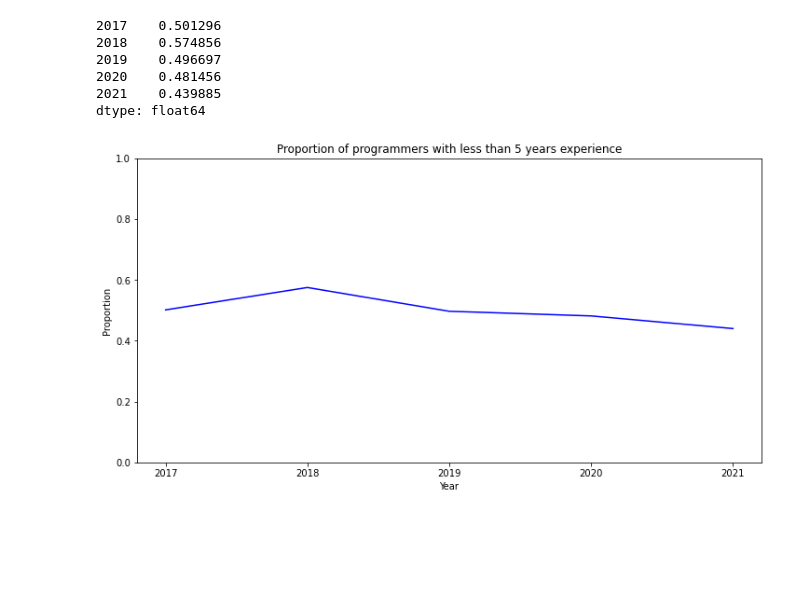
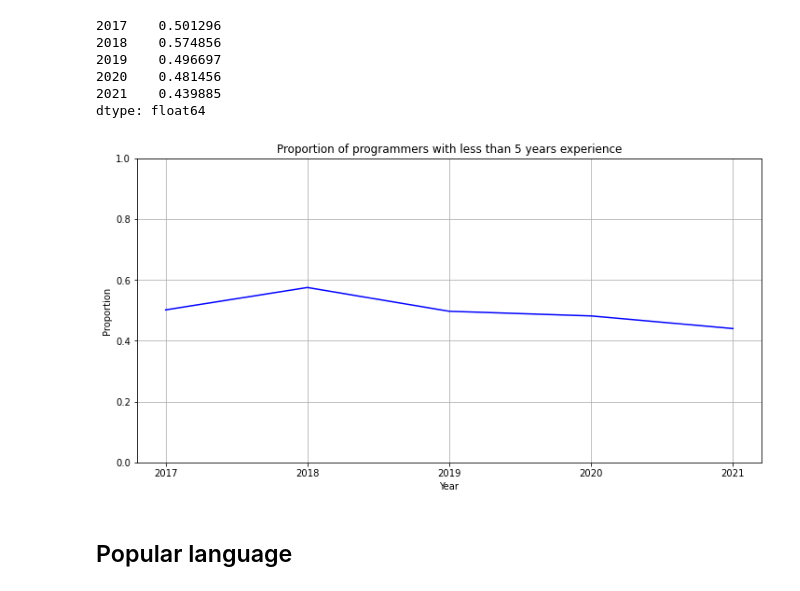
Before and after one commit to ydebessu/DataScienceBlog, a Jupyter notebook: project.ipynb, the cells around one changed output. Saved outputs shown, nothing was run; the diff lists cells and outputs as text; code cells hidden in the pictures; blank space fills up the shorter version.

Commit message:
Plots and unzip instruction added

```diff
--- a/project.ipynb
+++ b/project.ipynb
@@ -142,10 +137,17 @@ dtype: float64
 # %%
 import matplotlib.pyplot  as plt
 fig, ax = plt.subplots(figsize=(12, 6))
 ax.set(title='Proportion of programmers with less than 5 years experience',
       xlabel='Year', ylabel='Proportion')
 ax.plot(trend, color='blue', label='Portion')
 plt.ylim([0,1])
+plt.grid()
 plt.show()
+fig.savefig('newDev.png',
+            dpi=300,
+            format='png',
+            bbox_inches='tight')
 # %% [output]
-[figure, old version]
+[figure, new version]
+# %% [markdown]
+## Popular language
```
Also changed, not shown: parts of 10 cells of this notebook, 2 other files.
